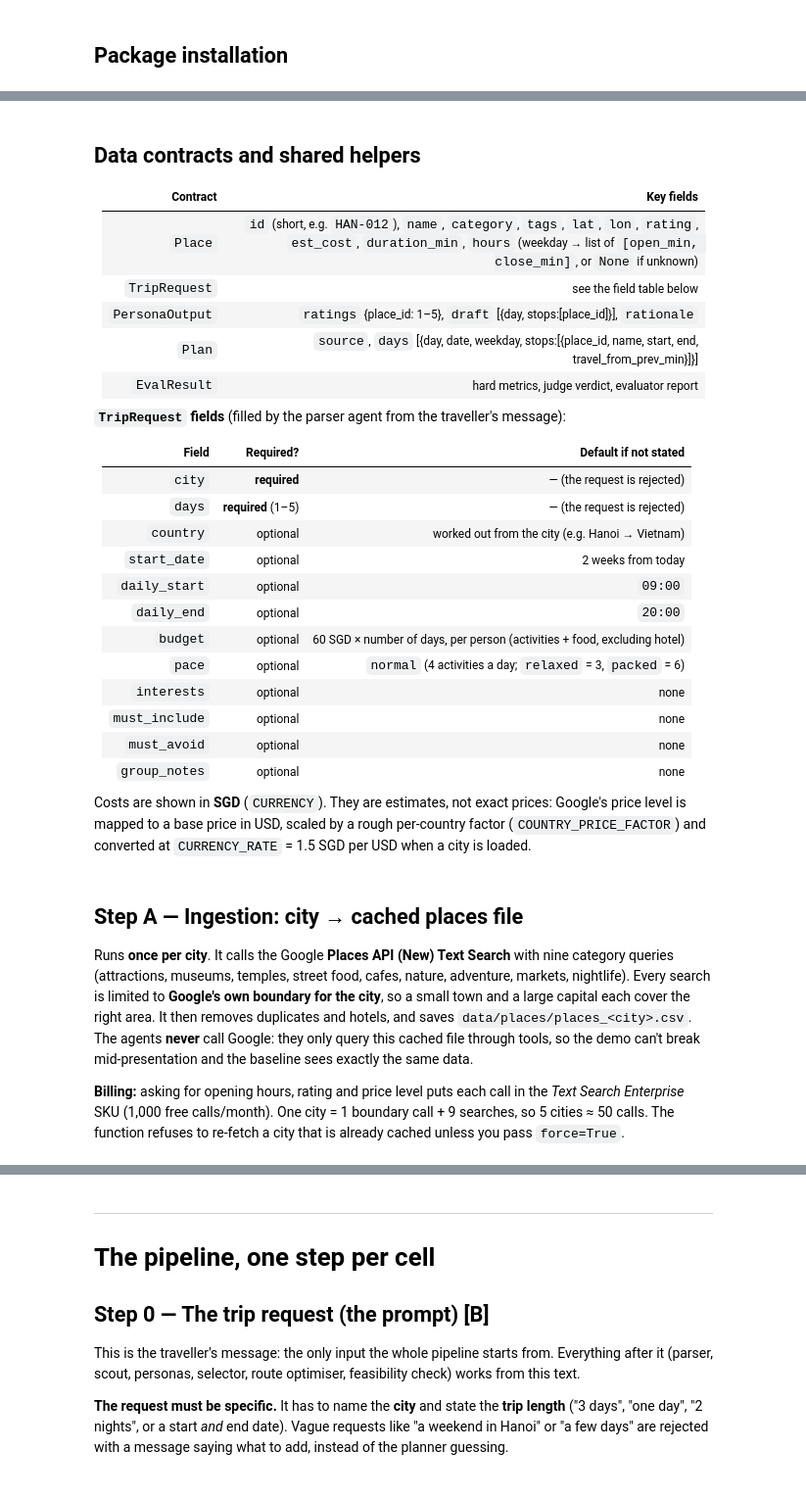
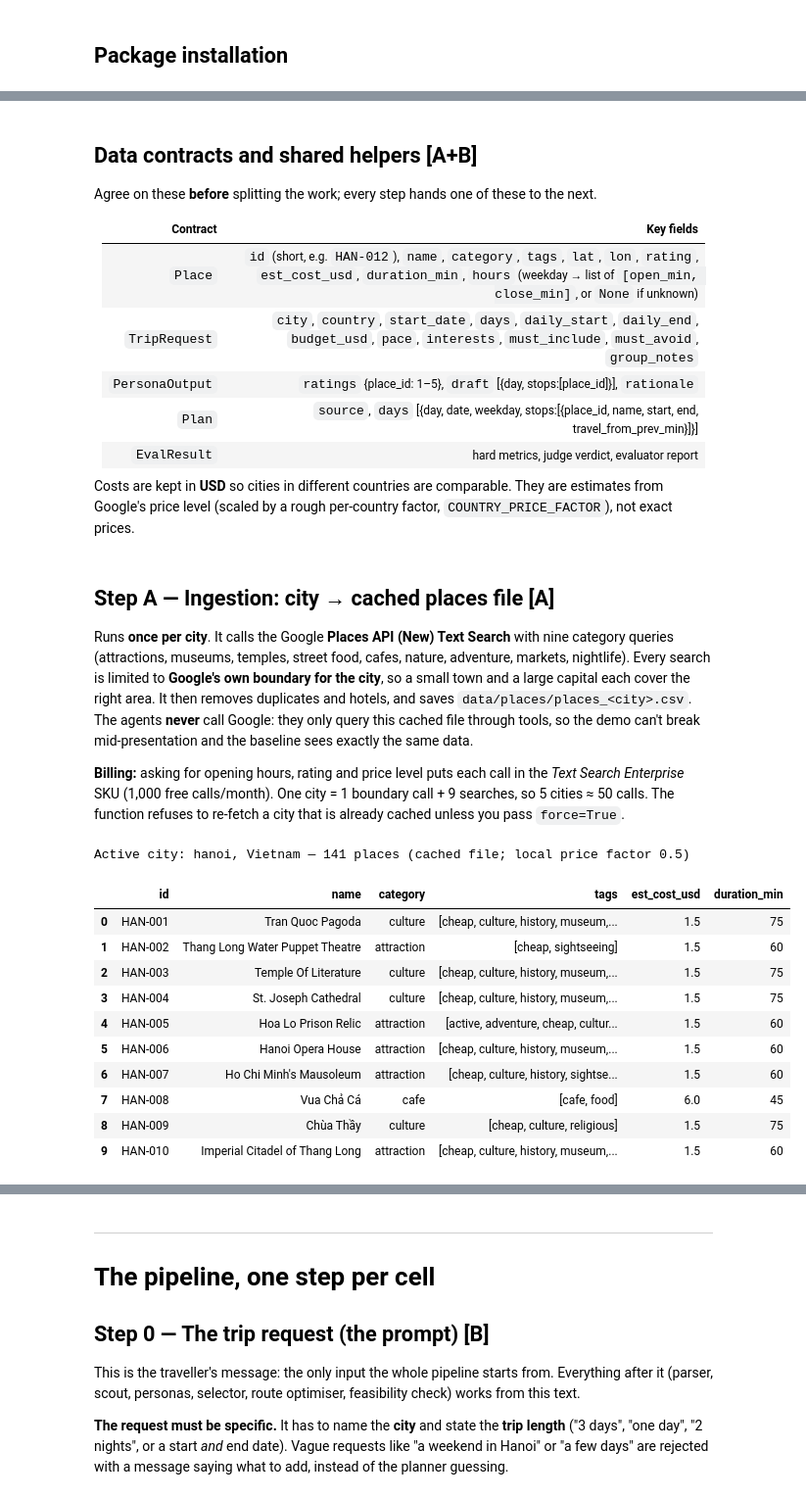
Before and after one commit to Wengzhuohang/TravelWithAgents, a Jupyter notebook: TravelWithAgents.ipynb, the cells around one changed output, grey strips where cells are left out. Shown at 98% size. Cells and saved outputs as stored; diff of their text form; code cells hidden in the pictures.

```diff
--- a/TravelWithAgents.ipynb
+++ b/TravelWithAgents.ipynb
@@ -377,34 +411,18 @@ print("Harness ready. Sanity check:",
 # %% [markdown]
-## Data contracts and shared helpers
+## Data contracts and shared helpers **[A+B]**
+
+Agree on these **before** splitting the work; every step hands one of these to the next.
 
 | Contract | Key fields |
 |:--|:--|
-| `Place` | `id` (short, e.g. `HAN-012`), `name`, `category`, `tags`, `lat`, `lon`, `rating`, `est_cost`, `duration_min`, `hours` (weekday → list of `[open_min, close_min]`, or `None` if unknown) |
-| `TripRequest` | see the field table below |
+| `Place` | `id` (short, e.g. `HAN-012`), `name`, `category`, `tags`, `lat`, `lon`, `rating`, `est_cost_usd`, `duration_min`, `hours` (weekday → list of `[open_min, close_min]`, or `None` if unknown) |
+| `TripRequest` | `city`, `country`, `start_date`, `days`, `daily_start`, `daily_end`, `budget_usd`, `pace`, `interests`, `must_include`, `must_avoid`, `group_notes` |
 | `PersonaOutput` | `ratings` {place_id: 1–5}, `draft` [{day, stops:[place_id]}], `rationale` |
 | `Plan` | `source`, `days` [{day, date, weekday, stops:[{place_id, name, start, end, travel_from_prev_min}]}] |
 | `EvalResult` | hard metrics, judge verdict, evaluator report |
 
-**`TripRequest` fields** (filled by the parser agent from the traveller's message):
-
-| Field | Required? | Default if not stated |
-|:--|:--|:--|
-| `city` | **required** | — (the request is rejected) |
-| `days` | **required** (1–5) | — (the request is rejected) |
-| `country` | optional | worked out from the city (e.g. Hanoi → Vietnam) |
-| `start_date` | optional | 2 weeks from today |
-| `daily_start` | optional | `09:00` |
-| `daily_end` | optional | `20:00` |
-| `budget` | optional | 60 SGD × number of days, per person (activities + food, excluding hotel) |
-| `pace` | optional | `normal` (4 activities a day; `relaxed` = 3, `packed` = 6) |
-| `interests` | optional | none |
-| `must_include` | optional | none |
-| `must_avoid` | optional | none |
-| `group_notes` | optional | none |
-
-Costs are shown in **SGD** (`CURRENCY`). They are estimates, not exact prices: Google's price level is mapped to a
-base price in USD, scaled by a rough per-country factor (`COUNTRY_PRICE_FACTOR`) and converted at
-`CURRENCY_RATE` = 1.5 SGD per USD when a city is loaded.
+Costs are kept in **USD** so cities in different countries are comparable. They are estimates from Google's
+price level (scaled by a rough per-country factor, `COUNTRY_PRICE_FACTOR`), not exact prices.
 # %%
 WEEKDAYS = ["Mon", "Tue", "Wed", "Thu", "Fri", "Sat", "Sun"]
 
@@ -431,12 +449,9 @@ CATEGORY_DEFAULTS = {   # category -> (visit minutes, cost USD if Google gives n
     "attraction": (60, 3), "culture": (75, 3), "food": (60, 6), "cafe": (45, 3), "nature": (75, 0),
     "adventure": (120, 20), "market": (60, 5), "nightlife": (90, 10), "shopping": (60, 5),
 }
-# ---- money -------------------------------------------------------------------------------
-CURRENCY, CURRENCY_RATE = "SGD", 1.5      # every cost is shown in SGD: 1 USD of base price = 1.5 SGD
-PRICE_LEVEL_USD = {0: 0, 1: 5, 2: 12, 3: 30, 4: 60}   # base price of Google's price levels, in USD
+PRICE_LEVEL_USD = {0: 0, 1: 5, 2: 12, 3: 30, 4: 60}
 COUNTRY_PRICE_FACTOR = {"vietnam": 0.5, "thailand": 0.6}  # this portion is set by us
-CHEAP_COST = 5 * CURRENCY_RATE           # at or below this (in SGD) a place is tagged 'cheap'
-DEFAULT_BUDGET_PER_DAY = 40 * CURRENCY_RATE   # budget used when the traveller doesn't state one (SGD per day)
+CHEAP_USD = 5
 STOPS_PER_DAY = {"relaxed": 3, "normal": 4, "packed": 6}
 
 def normalize_weights(weights):
@@ -473,7 +488,7 @@ def intervals_on(p, weekday):
     h = p.get("hours")
     return None if not h else h.get(str(weekday), [])
 # %% [markdown]
-## Step A — Ingestion: city → cached places file
+## Step A — Ingestion: city → cached places file **[A]**
 
 Runs **once per city**. It calls the Google **Places API (New) Text Search** with nine category queries
 (attractions, museums, temples, street food, cafes, nature, adventure, markets, nightlife). Every search is limited
@@ -577,8 +592,8 @@ def parse_google_hours(roh):
 
 def _finalise_place(p):
     """Derived fields (free / cheap tags), recomputed whenever costs change."""
-    p["tags"] = sorted(set(p["tags"]) | ({"free"} if p["est_cost"] == 0 else set())
-                       | ({"cheap"} if 0 < p["est_cost"] <= CHEAP_COST else set()))
+    p["tags"] = sorted(set(p["tags"]) | ({"free"} if p["est_cost_usd"] == 0 else set())
+                       | ({"cheap"} if 0 < p["est_cost_usd"] <= CHEAP_USD else set()))
     return p
 
 def ingest_city(city, country="", force=False, verbose=True):
@@ -622,7 +637,7 @@ def ingest_city(city, country="", force=False, verbose=True):
                 "lat": g["location"]["latitude"], "lon": g["location"]["longitude"],
                 "address": g.get("formattedAddress", ""), "rating": g.get("rating"),
                 "n_ratings": g.get("userRatingCount"),
-                "est_cost_usd": PRICE_LEVEL_USD[level] if level is not None else default_cost,   # raw base price
+                "est_cost_usd": PRICE_LEVEL_USD[level] if level is not None else default_cost,
                 "duration_min": dur, "hours": parse_google_hours(g.get("regularOpeningHours")),
             }
         time.sleep(0.2)
@@ -644,6 +659,7 @@ def ingest_city(city, country="", force=False, verbose=True):
         r["id"] = f"{code_}-{i:03d}"
         r["city"] = city_slug(city)
         r["country"] = country                 # stored so later loads know which price factor to use
+        _finalise_place(r)
     df = pd.DataFrame(rows)
     df["tags"] = df["tags"].apply(lambda t: "|".join(t))
     df["hours"] = df["hours"].apply(json.dumps)
@@ -659,36 +675,46 @@ ACTIVE_CITY = None
 def load_city(city, country=""):
     """Make `city` the active city: cached CSV, or ingest it from Google first if it isn't cached yet."""
     global PLACES, ACTIVE_CITY
     path = places_path(city)
     if not os.path.exists(path) and GOOGLE_MAPS_API_KEY:
         ingest_city(city, country)
     if os.path.exists(path):
         df = pd.read_csv(path)
         rows = []
         for r in df.to_dict("records"):
             r["tags"] = [t for t in str(r["tags"]).split("|") if t]
             r["hours"] = json.loads(r["hours"]) if isinstance(r["hours"], str) else None
             r["rating"] = None if pd.isna(r.get("rating")) else float(r["rating"])
             r["n_ratings"] = None if pd.isna(r.get("n_ratings")) else int(r["n_ratings"])
             r["address"] = "" if pd.isna(r.get("address")) else r["address"]
             if not country and isinstance(r.get("country"), str):
                 country = r["country"]         # files ingested after this change remember their country
             rows.append(r)
         source = "cached file"
     else:
         raise RuntimeError(f"No data for {city}: add GOOGLE_MAPS_API_KEY to ingest it, or put {path} in place.")
     factor = COUNTRY_PRICE_FACTOR.get(country.strip().lower(), 1.0)
     for r in rows:
-        base = float(r.pop("est_cost_usd", r.get("est_cost", 0)))          # raw USD base price from the file
-        r["est_cost"] = round(base * factor * CURRENCY_RATE * 2) / 2      # local price, in SGD, nearest 0.50
+        r["est_cost_usd"] = round(float(r["est_cost_usd"]) * factor * 2) / 2      # nearest 0.5 USD
         r["tags"] = [t for t in r["tags"] if t not in ("free", "cheap")]
         _finalise_place(r)                                                       # refresh free/cheap tags
     PLACES = {r["id"]: r for r in rows}
     ACTIVE_CITY = city_slug(city)
     print(f"Active city: {city}{', ' + country if country else ''} — {len(PLACES)} places "
-          f"({source}; local price factor {factor}; costs in {CURRENCY})")
+          f"({source}; local price factor {factor})")
     return PLACES
 load_city("hanoi", "Vietnam")
-PLACE_COLUMNS = ["id", "name", "category", "tags", "rating", "n_ratings", "est_cost", "duration_min", "hours",
-                 "lat", "lon", "address", "city", "country", "google_id"]
-pd.DataFrame(PLACES.values())[PLACE_COLUMNS].head(10)
+pd.DataFrame(PLACES.values())[["id", "name", "category", "tags", "est_cost_usd", "duration_min"]].head(10)
+# %% [output]
+Active city: hanoi, Vietnam — 141 places (cached file; local price factor 0.5)
+|  | id | name | category | tags | est_cost_usd | duration_min |
+| 0 | HAN-001 | Tran Quoc Pagoda | culture | [cheap, culture, history, museum,... | 1.5 | 75 |
+| 1 | HAN-002 | Thang Long Water Puppet Theatre | attraction | [cheap, sightseeing] | 1.5 | 60 |
+| 2 | HAN-003 | Temple Of Literature | culture | [cheap, culture, history, museum,... | 1.5 | 75 |
+| 3 | HAN-004 | St. Joseph Cathedral | culture | [cheap, culture, history, museum,... | 1.5 | 75 |
+| 4 | HAN-005 | Hoa Lo Prison Relic | attraction | [active, adventure, cheap, cultur... | 1.5 | 60 |
+| 5 | HAN-006 | Hanoi Opera House | attraction | [cheap, culture, history, museum,... | 1.5 | 60 |
+| 6 | HAN-007 | Ho Chi Minh's Mausoleum | attraction | [cheap, culture, history, sightse... | 1.5 | 60 |
+| 7 | HAN-008 | Vua Chả Cá | cafe | [cafe, food] | 6.0 | 45 |
+| 8 | HAN-009 | Chùa Thầy | culture | [cheap, culture, religious] | 1.5 | 75 |
+| 9 | HAN-010 | Imperial Citadel of Thang Long | attraction | [cheap, culture, history, museum,... | 1.5 | 60 |
```
Also changed, not shown: parts of 40 cells of this notebook.
